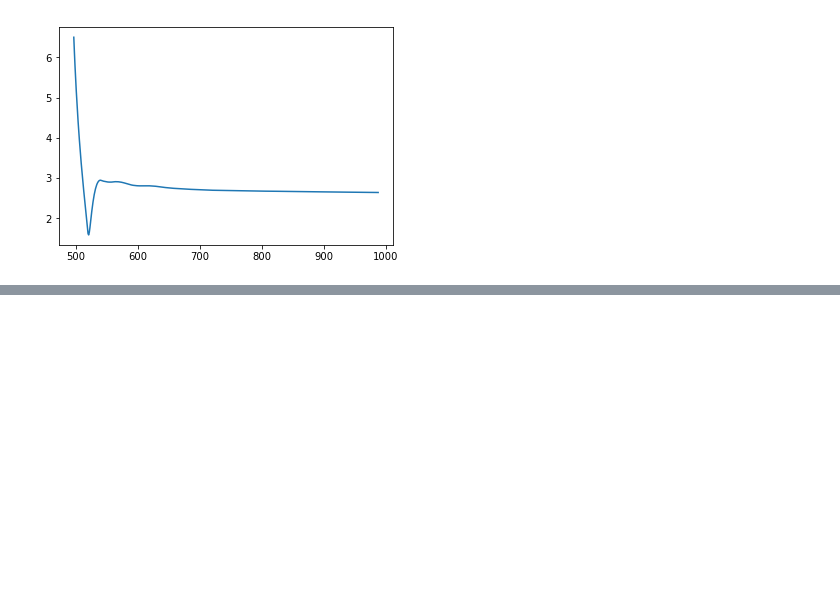
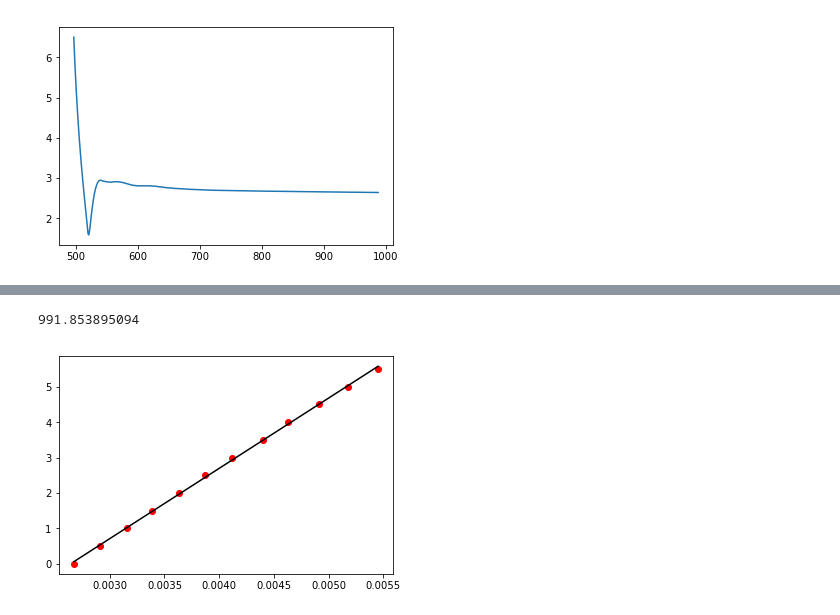
Before and after one commit to VolodyaCO/swanepoel, a Jupyter notebook: EnvelopeFORTRAN.ipynb, the cells around one changed output, grey strips where cells are left out. Drawn from its saved outputs; the diff is of its cells as text; code cells hidden in the pictures; blank space fills up the shorter version.

```diff
--- a/EnvelopeFORTRAN.ipynb
+++ b/EnvelopeFORTRAN.ipynb
@@ -84,0 +109,13 @@ d_values
+# %%
+z = np.polyfit(n_over_lambda[3:], l[3:]/2, 1)
+d2 = z[0]/2
+print(d2)
+p = np.poly1d(z)
+# %% [output]
+991.853895094
+# %%
+plt.plot(n_over_lambda[3:], l[3:]/2, 'ro')
+plt.plot(n_over_lambda[3:], p(n_over_lambda[3:]), 'k-')
+plt.show()
+# %% [output]
+[figure, added]
```
Also changed, not shown: parts of 22 cells of this notebook.
